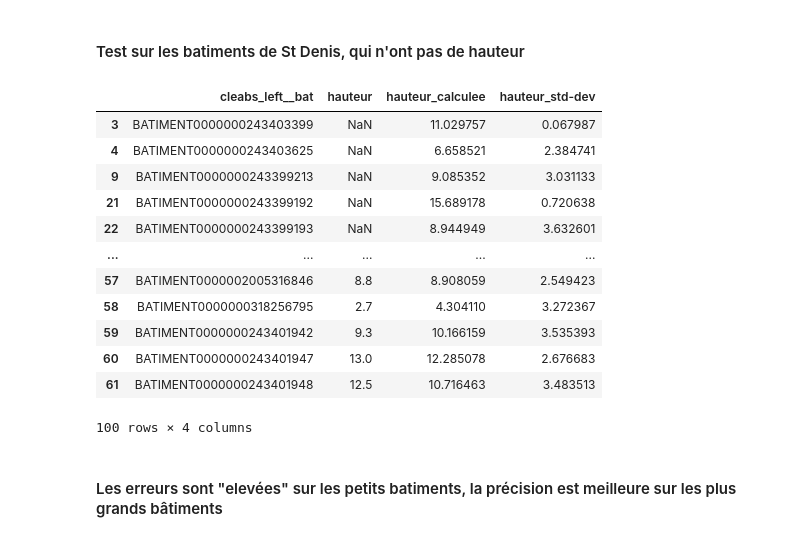
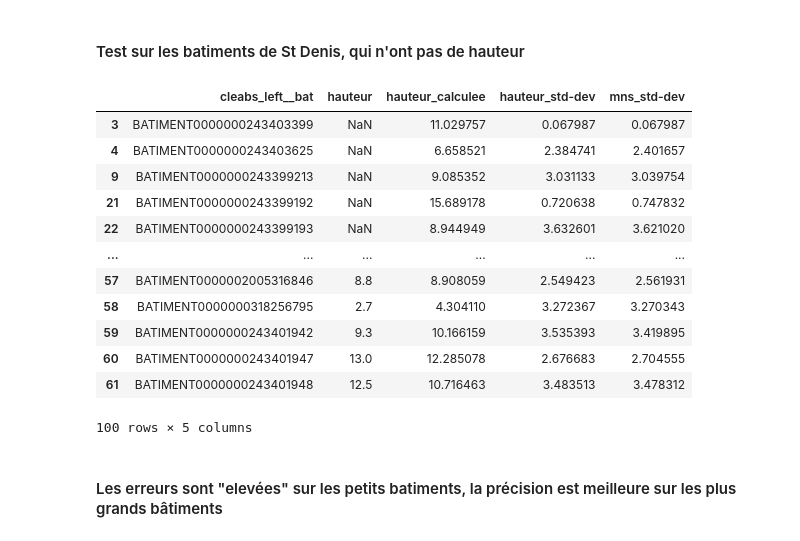
Before and after one commit to jbuiquan/13_potentiel_solaire, a Jupyter notebook: algorithme/notebooks/wns_hauteur.ipynb, the cells around one changed output. Cells and saved outputs as stored; diff of their text form; code cells hidden in the pictures.

```diff
--- a/algorithme/notebooks/wns_hauteur.ipynb
+++ b/algorithme/notebooks/wns_hauteur.ipynb
@@ -22,11 +28,11 @@ from potentiel_solaire.features.roof_attributes import recuperation_mnh_batiment
 # %%
 
 
-def getMesureMNSToit(row, cache_file="cache.gpkg", layercache="cache_hauteur",
+def getMesureMNHToit(row, cache_file="cache.gpkg", layercache="cache_hauteur",
                      valeur="hauteur_calculee"):
 
     values = ["hauteur_calculee", "hauteur_std-dev", "hauteur_min",
-              "hauteur_max", "hauteur_median"]
+              "hauteur_max", "hauteur_median","mns_std-dev"]
     if valeur not in values:
         return -1
     row = gpd.GeoDataFrame(row).T
@@ -43,15 +49,17 @@ def getMesureMNSToit(row, cache_file="cache.gpkg", layercache="cache_hauteur",
     row = row[["cleabs", "hauteur", "geometry"]]
 
     cols = ["cleabs", "hauteur_calculee", "hauteur", "geometry",
-            "hauteur_std-dev", "hauteur_min", "hauteur_max", "hauteur_median"]
+            "hauteur_std-dev", "hauteur_min", "hauteur_max", "hauteur_median","mns_std-dev"]
 
     if row["cleabs"].iloc[0] in existing:
         v = gdf[gdf.cleabs == row["cleabs"].iloc[0]][valeur].iloc[0]
         return v
     else:
         mnh = recuperation_mnh_batiment(row)
+        mns = recuperation_mns_batiment(row)
         row["hauteur_calculee"] = np.average(mnh[np.nonzero(mnh)])
         row["hauteur_std-dev"] = np.std(mnh[np.nonzero(mnh)])
+        row["mns_std-dev"] = np.std(mns[np.nonzero(mns)])
         row["hauteur_min"] = np.min(mnh[np.nonzero(mnh)])
         row["hauteur_max"] = np.max(mnh[np.nonzero(mnh)])
         row["hauteur_median"] = np.median(mnh[np.nonzero(mnh)])
@@ -71,26 +79,27 @@ saint_denis_path = DATA_FOLDER / "saint_denis_reference_data.gpkg"
 batiments = gpd.read_file(saint_denis_path, layer="bdtopo_batiment").to_crs(2154)
 batiments = batiments.to_crs(2154)
 # %%
-batiments_de_test = pd.concat([batiments[batiments.hauteur.isna()].head(50),batiments[~batiments.hauteur.isna()].head(50)])
-for measure in ["hauteur_calculee", "hauteur_std-dev"]:
+batiments_de_test = pd.concat([batiments[batiments.hauteur.isna()].head(50),batiments[~batiments.hauteur.isna()].head(50)]).to_crs(2154)
+for measure in ["hauteur_calculee", "hauteur_std-dev","mns_std-dev"]:
     batiments_de_test[measure] = \
         batiments_de_test.progress_apply(lambda batiment:\
-        getMesureMNSToit(batiment, valeur=measure), axis = 1)
-batiments_de_test[["cleabs_left__bat","hauteur","hauteur_calculee", "hauteur_std-dev"]]
+        getMesureMNHToit(batiment, valeur=measure), axis = 1)
+# Pourquoi du caching? Les calls prennent 5s par batiment sans cache ce qui impacte le temps de calcul
+batiments_de_test[["cleabs_left__bat","hauteur","hauteur_calculee", "hauteur_std-dev","mns_std-dev"]]
 # %% [output]
-|  | cleabs_left__bat | hauteur | hauteur_calculee | hauteur_std-dev |
-| 3 | BATIMENT0000000243403399 | NaN | 11.029757 | 0.067987 |
-| 4 | BATIMENT0000000243403625 | NaN | 6.658521 | 2.384741 |
-| 9 | BATIMENT0000000243399213 | NaN | 9.085352 | 3.031133 |
-| 21 | BATIMENT0000000243399192 | NaN | 15.689178 | 0.720638 |
-| 22 | BATIMENT0000000243399193 | NaN | 8.944949 | 3.632601 |
-| ... | ... | ... | ... | ... |
-| 57 | BATIMENT0000002005316846 | 8.8 | 8.908059 | 2.549423 |
-| 58 | BATIMENT0000000318256795 | 2.7 | 4.304110 | 3.272367 |
-| 59 | BATIMENT0000000243401942 | 9.3 | 10.166159 | 3.535393 |
-| 60 | BATIMENT0000000243401947 | 13.0 | 12.285078 | 2.676683 |
-| 61 | BATIMENT0000000243401948 | 12.5 | 10.716463 | 3.483513 |
+|  | cleabs_left__bat | hauteur | hauteur_calculee | hauteur_std-dev | mns_std-dev |
+| 3 | BATIMENT0000000243403399 | NaN | 11.029757 | 0.067987 | 0.067987 |
+| 4 | BATIMENT0000000243403625 | NaN | 6.658521 | 2.384741 | 2.401657 |
+| 9 | BATIMENT0000000243399213 | NaN | 9.085352 | 3.031133 | 3.039754 |
+| 21 | BATIMENT0000000243399192 | NaN | 15.689178 | 0.720638 | 0.747832 |
+| 22 | BATIMENT0000000243399193 | NaN | 8.944949 | 3.632601 | 3.621020 |
+| ... | ... | ... | ... | ... | ... |
+| 57 | BATIMENT0000002005316846 | 8.8 | 8.908059 | 2.549423 | 2.561931 |
+| 58 | BATIMENT0000000318256795 | 2.7 | 4.304110 | 3.272367 | 3.270343 |
+| 59 | BATIMENT0000000243401942 | 9.3 | 10.166159 | 3.535393 | 3.419895 |
+| 60 | BATIMENT0000000243401947 | 13.0 | 12.285078 | 2.676683 | 2.704555 |
+| 61 | BATIMENT0000000243401948 | 12.5 | 10.716463 | 3.483513 | 3.478312 |
-100 rows × 4 columns
+100 rows × 5 columns
 # %% [markdown]
 #### Les erreurs sont "elevées" sur les petits batiments, la précision est meilleure sur les plus grands bâtiments
 # %%
```
Also changed, not shown: parts of 7 cells of this notebook, 4 other files.
